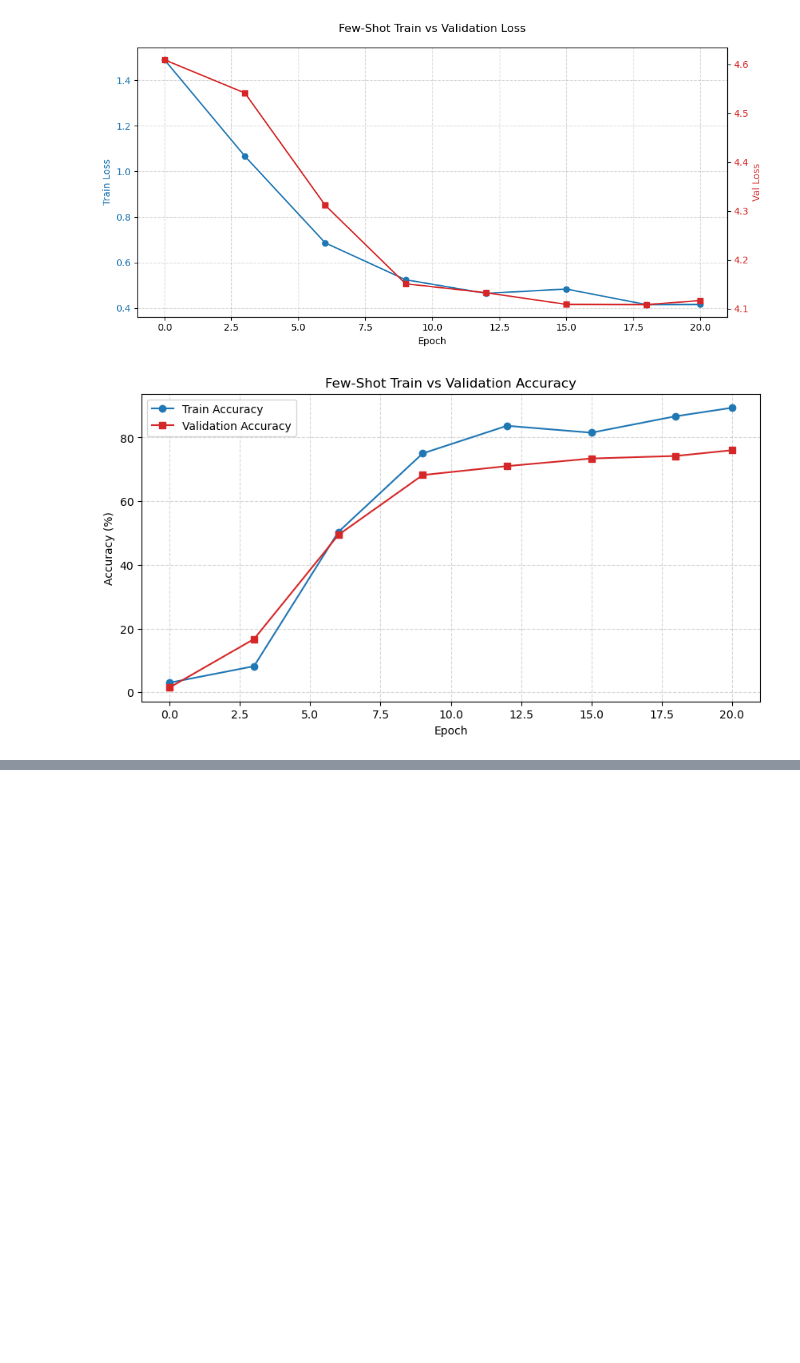
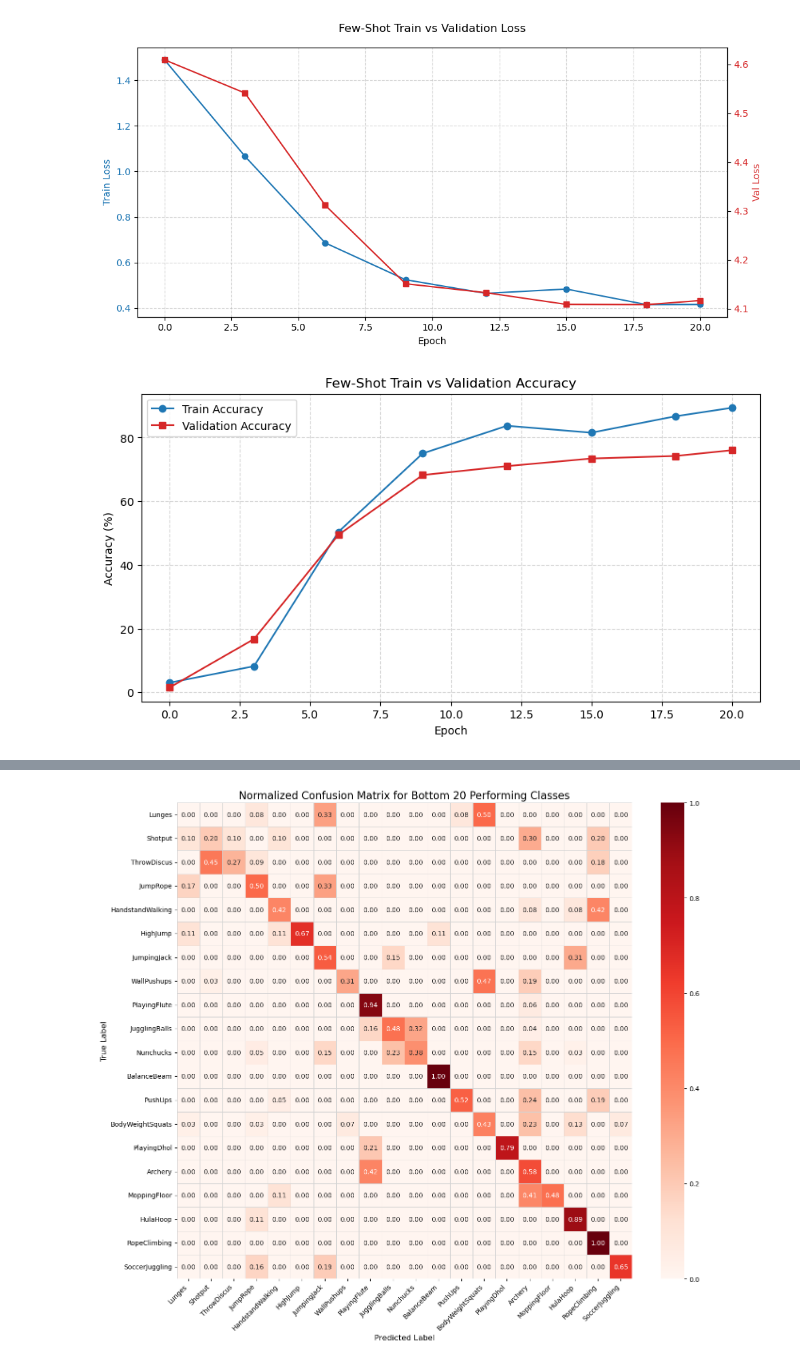
Before and after one commit to souraman19/OS-AR, a Jupyter notebook: fs_plots.ipynb, the cells around one changed output, grey strips where cells are left out. Drawn from its saved outputs; the diff is of its cells as text; code cells hidden in the pictures; blank space fills up the shorter version.

```diff
--- a/fs_plots.ipynb
+++ b/fs_plots.ipynb
@@ -47,0 +228,91 @@ plt.show()
+# %%
+import numpy as np
+import seaborn as sns
+import matplotlib.pyplot as plt
+
+# --- 1. Constants and Class Labels ---
+SUBSET_SIZE = 20
+FULL_CLASS_LABELS = [
+    'ApplyEyeMakeup', 'ApplyLipstick', 'Archery', 'BabyCrawling', 'BalanceBeam',
+    'BandMarching', 'BaseballPitch', 'Basketball', 'BasketballDunk', 'BenchPress',
+    'Biking', 'Billiards', 'BlowDryHair', 'BlowingCandles', 'BodyWeightSquats',
+    'Bowling', 'BoxingPunchingBag', 'BoxingSpeedBag', 'BreastStroke', 'BrushingTeeth',
+    'CleanAndJerk', 'CliffDiving', 'CricketBowling', 'CricketShot', 'CuttingInKitchen',
+    'Diving', 'Drumming', 'Fencing', 'FieldHockeyPenalty', 'FloorGymnastics',
+    'FrisbeeCatch', 'FrontCrawl', 'GolfSwing', 'Haircut', 'Hammering',
+    'HammerThrow', 'HandstandPushups', 'HandstandWalking', 'HeadMassage', 'HighJump',
+    'HorseRace', 'HorseRiding', 'HulaHoop', 'IceDancing', 'JavelinThrow',
+    'JugglingBalls', 'JumpingJack', 'JumpRope', 'Kayaking', 'Knitting',
+    'LongJump', 'Lunges', 'MilitaryParade', 'Mixing', 'MoppingFloor',
+    'Nunchucks', 'ParallelBars', 'PizzaTossing', 'PlayingCello', 'PlayingDaf',
+    'PlayingDhol', 'PlayingFlute', 'PlayingGuitar', 'PlayingPiano', 'PlayingSitar',
+    'PlayingTabla', 'PlayingViolin', 'PoleVault', 'PommelHorse', 'PullUps',
+    'Punch', 'PushUps', 'Rafting', 'RockClimbingIndoor', 'RopeClimbing',
+    'Rowing', 'SalsaSpin', 'ShavingBeard', 'Shotput', 'SkateBoarding',
+    'Skiing', 'Skijet', 'SkyDiving', 'SoccerJuggling', 'SoccerPenalty',
+    'StillRings', 'SumoWrestling', 'Surfing', 'Swing', 'TableTennisShot',
+    'TaiChi', 'TennisSwing', 'ThrowDiscus', 'TrampolineJumping', 'Typing',
+    'UnevenBars', 'VolleyballSpiking', 'WalkingWithDog', 'WallPushups', 'WritingOnBoard'
+]
+
+# --- 2. Load and Analyze Confusion Matrix ---
+try:
+    # Load the full 101x101 confusion matrix from the file
+    full_cm = np.loadtxt('cm.txt', dtype=np.int32)
+except Exception as e:
+    print(f"Error loading 'cm.txt': {e}")
+    exit()
+
+# Calculate Recall for all classes to determine performance
+true_positives = np.diag(full_cm)
+true_samples = full_cm.sum(axis=1)
+
+# Handle division by zero for classes with no samples
+recall = np.divide(true_positives, true_samples, out=np.zeros_like(true_positives, dtype=float), where=true_samples!=0)
+
+# Get the indices (IDs) that correspond to the lowest 20 Recall scores
+# argsort returns indices in ascending order (worst first)
+# [:SUBSET_SIZE] selects the first 20 indices (the worst-performing)
+worst_indices = np.argsort(recall)[:SUBSET_SIZE]
+
+# --- 3. Extract Subset Data ---
+# Extract the names of the worst-performing classes
+worst_class_labels = [FULL_CLASS_LABELS[i] for i in worst_indices]
+
+# Extract the 20x20 sub-matrix using the sorted worst indices
+# This creates a confusion matrix restricted to only the worst 20 classes
+worst_cm_subset = full_cm[worst_indices[:, None], worst_indices]
+
+# Normalize the subset matrix row-wise (by True Label)
+worst_cm_normalized = worst_cm_subset.astype('float') / worst_cm_subset.sum(axis=1)[:, np.newaxis]
+
+# --- 4. Visualization ---
+plt.figure(figsize=(14, 12))
+
+sns.heatmap(
+    worst_cm_normalized,
+    annot=True,              # Show normalized values
+    fmt='.2f',               # Format to two decimal places
+    cmap='Reds',             # Using Red color map to highlight poor performance
+    cbar=True,
+    xticklabels=worst_class_labels,
+    yticklabels=worst_class_labels,
+    linewidths=.5,
+    linecolor='lightgray'
+)
+
+# Label axes and title
+plt.title(f'Normalized Confusion Matrix for Bottom {SUBSET_SIZE} Performing Classes', fontsize=16)
+plt.ylabel('True Label', fontsize=12)
+plt.xlabel('Predicted Label', fontsize=12)
+
+# Adjust label rotations for clarity
+plt.xticks(rotation=45, ha='right', fontsize=10)
+plt.yticks(rotation=0, fontsize=10)
+
+plt.tight_layout()
+
+# Save the plot
+plt.savefig('confusion_matrix_WORST_20x20.png')
+print("✅ Visualization complete! The worst 20x20 subset heatmap has been saved to 'confusion_matrix_WORST_20x20.png'.")
+# %% [output]
@@ -47,0 +320 @@ plt.show()
+[figure, added]
```
Also changed, not shown: parts of 3 cells of this notebook, 23 other files.
